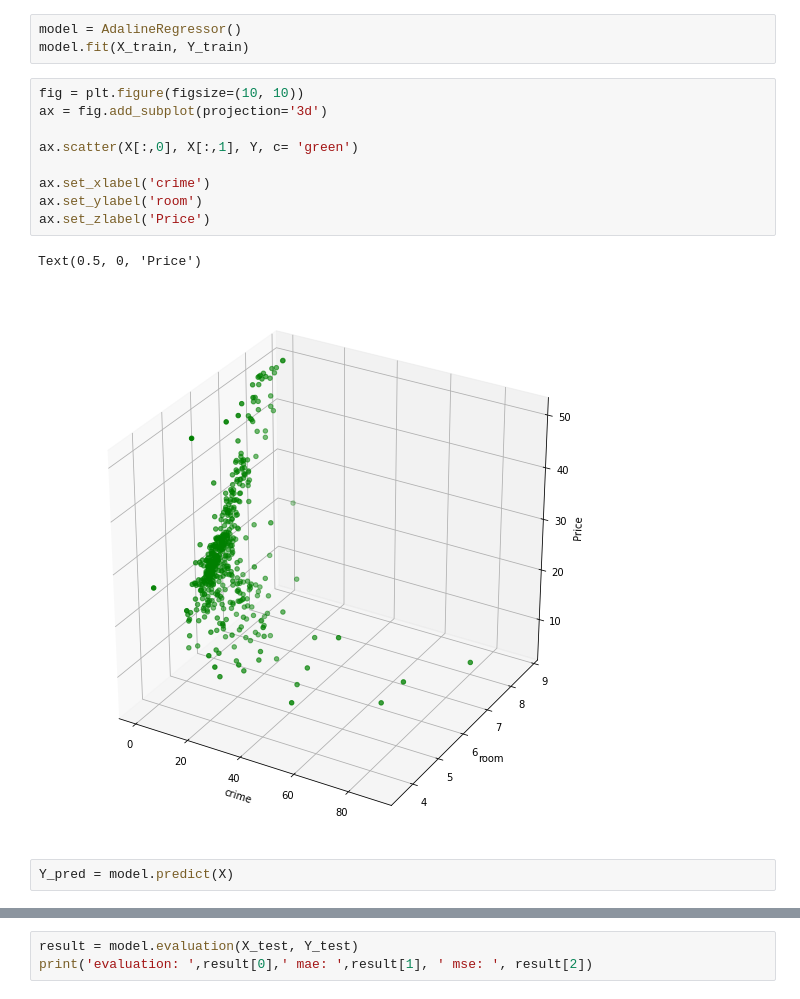
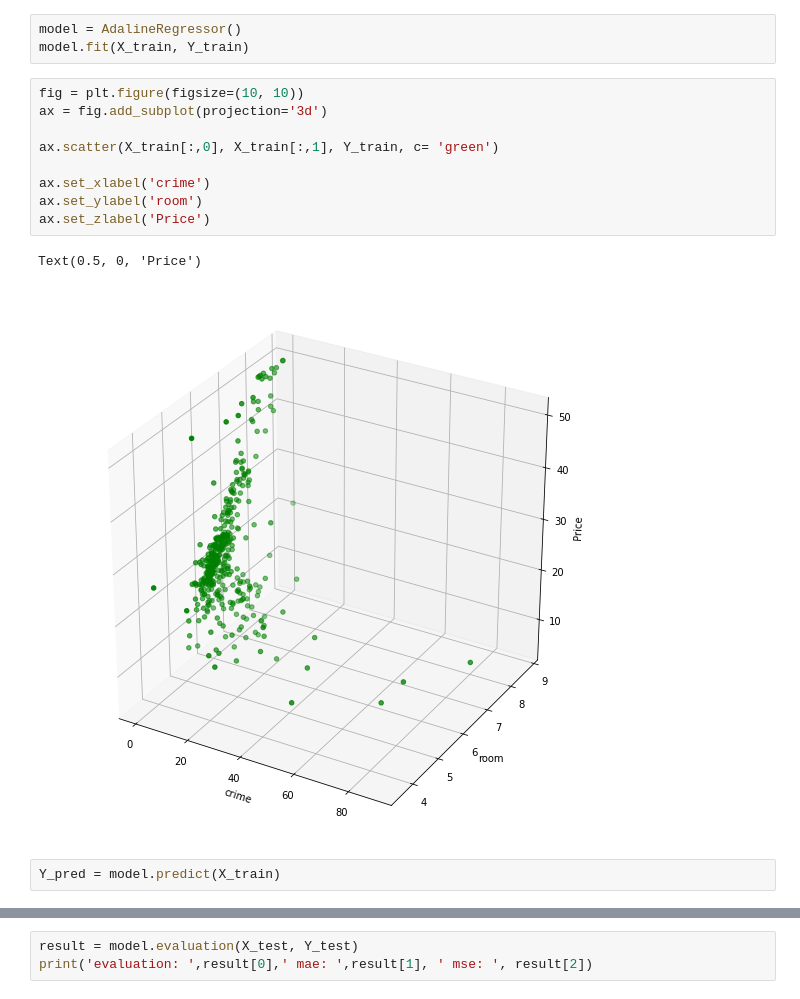
Before and after one commit to MaryamBoneh/MachineLearning-Course, a Jupyter notebook: ADALINE/BostonHousings_ADALINE_MAE_MSE.ipynb, the cells around one changed output, grey strips where cells are left out. Saved outputs shown, nothing was run; the diff lists cells and outputs as text.

```diff
--- a/ADALINE/BostonHousings_ADALINE_MAE_MSE.ipynb
+++ b/ADALINE/BostonHousings_ADALINE_MAE_MSE.ipynb
@@ -45,17 +45,17 @@ model.fit(X_train, Y_train)
 # %%
 fig = plt.figure(figsize=(10, 10))
 ax = fig.add_subplot(projection='3d')
 
-ax.scatter(X[:,0], X[:,1], Y, c= 'green')
+ax.scatter(X_train[:,0], X_train[:,1], Y_train, c= 'green')
 
 ax.set_xlabel('crime')
 ax.set_ylabel('room')
 ax.set_zlabel('Price')
 # %% [output]
 Text(0.5, 0, 'Price')
-[figure, old version]
+[figure, new version]
 # %%
-Y_pred = model.predict(X)
+Y_pred = model.predict(X_train)
 # %%
 fig = plt.figure(figsize=(10, 10))
 ax = fig.add_subplot(111, projection='3d')
```
Also changed, not shown: parts of 1 cell of this notebook.
